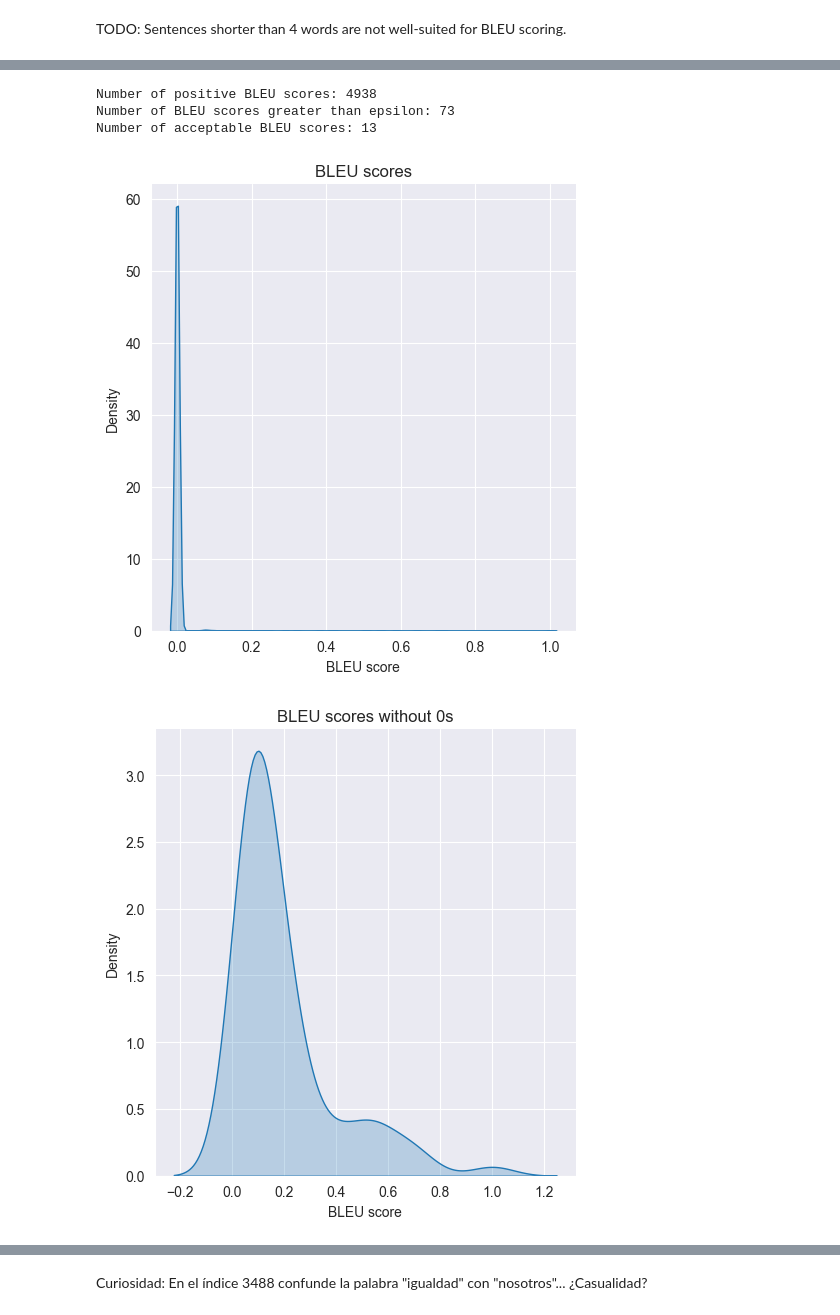
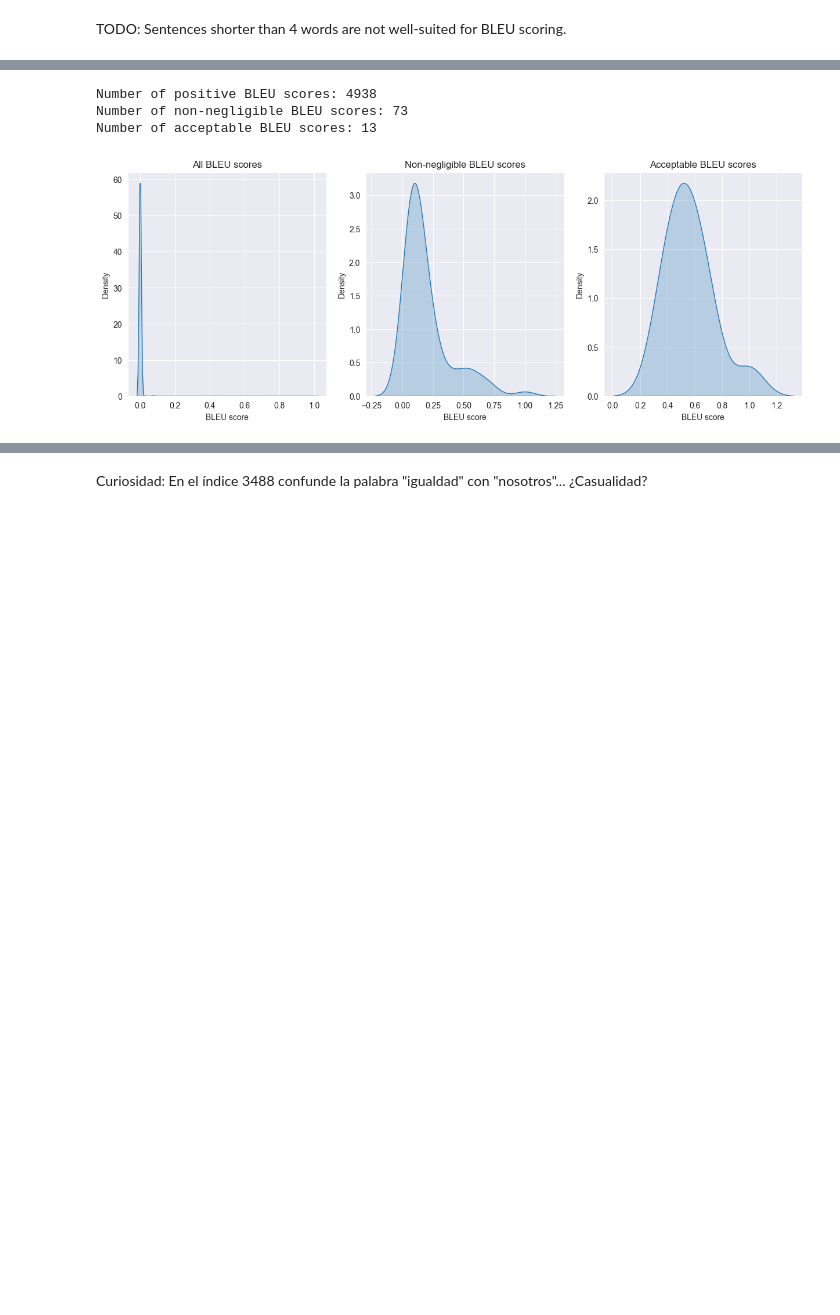
Before and after one commit to baladon-lucas-pardinas/NMT-Translation-gn-es, a Jupyter notebook: notebooks/first_decoding.ipynb, the cells around one changed output, grey strips where cells are left out. Cells and saved outputs as stored; diff of their text form; code cells hidden in the pictures; blank space fills up the shorter version.

```diff
--- a/notebooks/first_decoding.ipynb
+++ b/notebooks/first_decoding.ipynb
@@ -102,0 +95,13 @@ BLEU score of 1.4488496539373276e-231 for:
+# %%
+def create_bleu_scores_df(references, translated, bleu_score_types):
+    bleu_scores_df = {'reference': [], 'translation': [], 'metric': [], 'score': []}
+
+    for reference, translation in zip(references, translated):
+        for bleu_score_type in bleu_score_types:
+            bleu_score = calculate_bleu(reference, translation, bleu_score_type=bleu_score_type)
+            bleu_scores_df['reference'].append(' '.join(reference))
+            bleu_scores_df['translation'].append(' '.join(translation))
+            bleu_scores_df['metric'].append(bleu_score_type)
+            bleu_scores_df['score'].append(bleu_score)
+
+    return pd.DataFrame(bleu_scores_df)
@@ -137,0 +130,4 @@ score_summary.describe().applymap('{:,.5f}'.format)
+# %%
+tokenized_reference_destination_es = [reference.split() for reference in reference_destination_es]
+tokenized_decoded_outputs = [decoded.split() for decoded in decoded_outputs]
+bleu_scores_df = create_bleu_scores_df(tokenized_reference_destination_es, tokenized_decoded_outputs, bleu_score_types=['classic', 'one-gram', 'sacrebleu'])
@@ -167,26 +159,27 @@ Tras su discurso en el Partido Liberal Radical Auténtico (PLRA), anunció que e
+# %%
+bleu_classic_scores = bleu_scores_df[bleu_scores_df['metric'] == 'classic']['score']
+sacrebleu_scores = bleu_scores_df[bleu_scores_df['metric'] == 'sacrebleu']['score']
 # %%
-def plot_scores(scores, title, xlabel):
+def plot_scores(scores, titles, xlabel):
+    fig, ax = plt.subplots(nrows=1, ncols=len(scores), figsize=(15, 5))
     sns.set_style('darkgrid')
-    ax = sns.displot(scores, kind='kde', fill=True)
-    ax.set(xlabel=xlabel, ylabel='Density', title=title)
+    for idx, (score, title) in enumerate(zip(scores, titles)):
+        current_ax = ax[idx] if len(scores) > 1 else ax
+        sns.kdeplot(score, fill=True, ax=current_ax)
+        current_ax.set(xlabel=xlabel, ylabel='Density', title=title)
 # %%
 acceptance_threshold = 0.3
 epsilon = 0.0001
 
-non_negligible_bleu_scores = [score for score in bleu_scores if score > epsilon]
-acceptable = [score for score in bleu_scores if score > acceptance_threshold]
+non_negligible_bleu_scores = [score for score in bleu_classic_scores if score > epsilon]
+acceptable = [score for score in bleu_classic_scores if score > acceptance_threshold]
 
-print(f'Number of positive BLEU scores: {len(bleu_scores)}')
-plot_scores(bleu_scores, 'BLEU scores', 'BLEU score')
-
-print(f'Number of BLEU scores greater than epsilon: {len(non_negligible_bleu_scores)}')
-plot_scores(non_negligible_bleu_scores, 'BLEU scores without 0s', 'BLEU score')
-
+print(f'Number of positive BLEU scores: {len(bleu_classic_scores)}')
+print(f'Number of non-negligible BLEU scores: {len(non_negligible_bleu_scores)}')
 print(f'Number of acceptable BLEU scores: {len(acceptable)}')
-plot_scores(acceptable, 'Acceptable BLEU scores', 'BLEU score')
+plot_scores([bleu_classic_scores, non_negligible_bleu_scores, acceptable], ['All BLEU scores', 'Non-negligible BLEU scores', 'Acceptable BLEU scores'], 'BLEU score')
 # %% [output]
 Number of positive BLEU scores: 4938
-Number of BLEU scores greater than epsilon: 73
+Number of non-negligible BLEU scores: 73
 Number of acceptable BLEU scores: 13
-[figure, old version]
+[figure, new version]
-[figure, removed]
```
Also changed, not shown: parts of 21 cells of this notebook, 1 other file.
